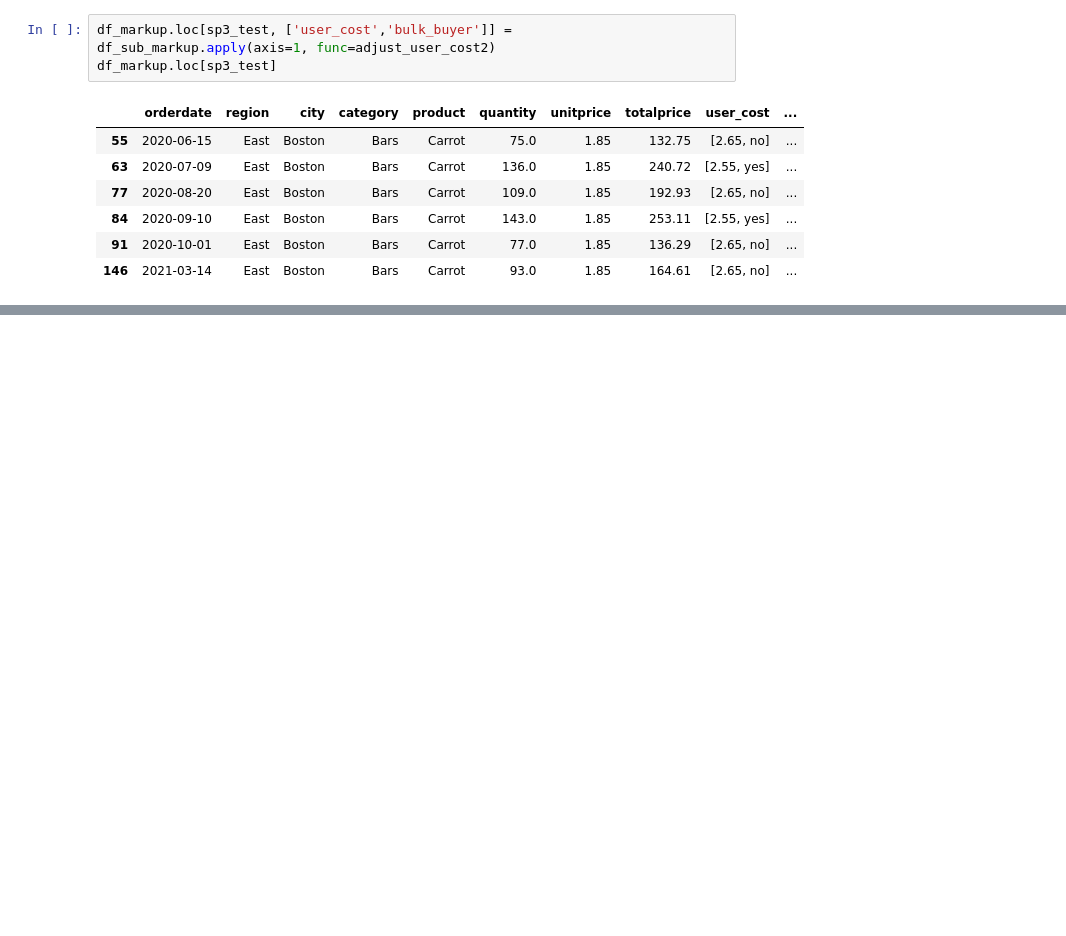
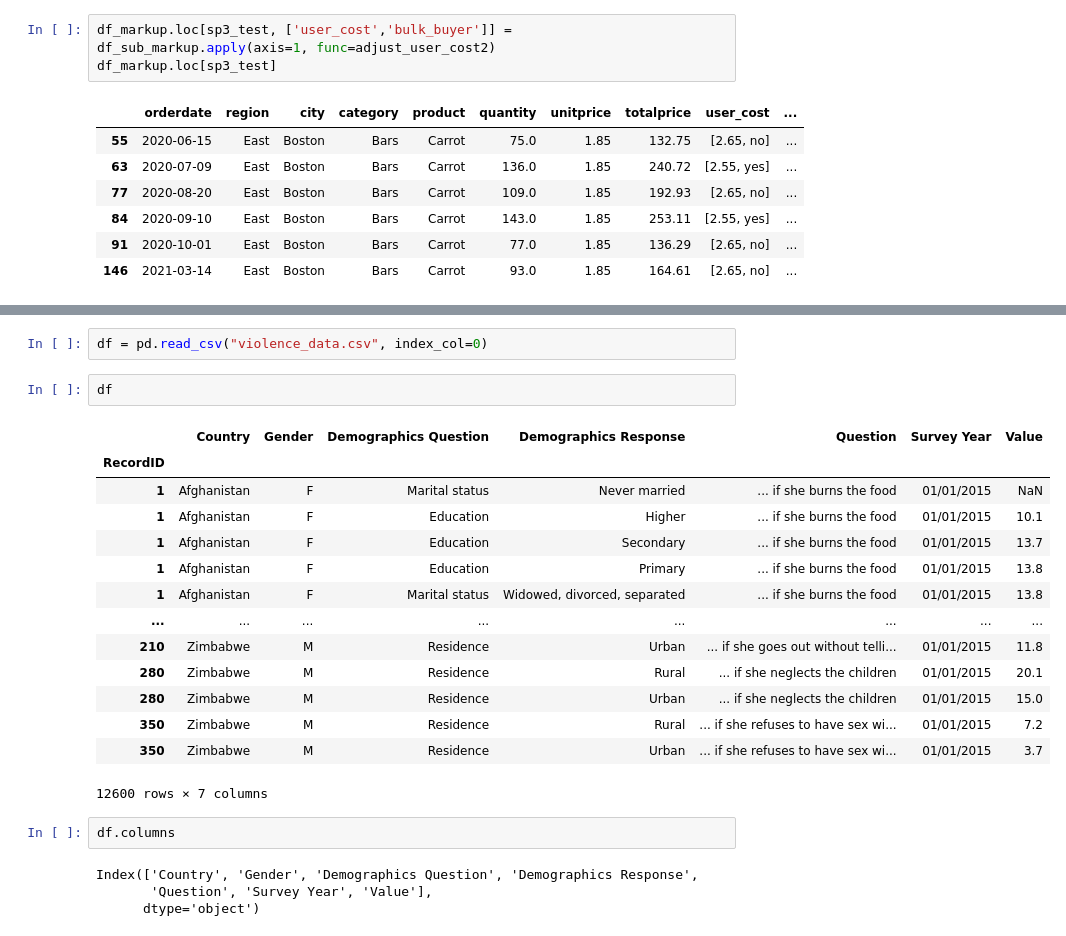
Before and after one commit to sledhead/python_core_test, a Jupyter notebook: pandas_test.ipynb, the cells around one changed output, grey strips where cells are left out. Drawn from its saved outputs; the diff is of its cells as text; blank space fills up the shorter version.

```diff
--- a/pandas_test.ipynb
+++ b/pandas_test.ipynb
@@ -569,0 +611,25 @@ df_markup.loc[sp3_test]
+# %%
+df = pd.read_csv("violence_data.csv", index_col=0)
+# %%
+df
+# %% [output]
+|  | Country | Gender | Demographics Question | Demographics Response | Question | Survey Year | Value |
+| RecordID |  |  |  |  |  |  |  |
+| 1 | Afghanistan | F | Marital status | Never married | ... if she burns the food | 01/01/2015 | NaN |
+| 1 | Afghanistan | F | Education | Higher | ... if she burns the food | 01/01/2015 | 10.1 |
+| 1 | Afghanistan | F | Education | Secondary | ... if she burns the food | 01/01/2015 | 13.7 |
+| 1 | Afghanistan | F | Education | Primary | ... if she burns the food | 01/01/2015 | 13.8 |
+| 1 | Afghanistan | F | Marital status | Widowed, divorced, separated | ... if she burns the food | 01/01/2015 | 13.8 |
+| ... | ... | ... | ... | ... | ... | ... | ... |
+| 210 | Zimbabwe | M | Residence | Urban | ... if she goes out without telli... | 01/01/2015 | 11.8 |
+| 280 | Zimbabwe | M | Residence | Rural | ... if she neglects the children | 01/01/2015 | 20.1 |
+| 280 | Zimbabwe | M | Residence | Urban | ... if she neglects the children | 01/01/2015 | 15.0 |
+| 350 | Zimbabwe | M | Residence | Rural | ... if she refuses to have sex wi... | 01/01/2015 | 7.2 |
+| 350 | Zimbabwe | M | Residence | Urban | ... if she refuses to have sex wi... | 01/01/2015 | 3.7 |
+12600 rows × 7 columns
+# %%
+df.columns
+# %% [output]
+Index(['Country', 'Gender', 'Demographics Question', 'Demographics Response',
+       'Question', 'Survey Year', 'Value'],
+      dtype='object')
```
Also changed, not shown: parts of 5 cells of this notebook.
